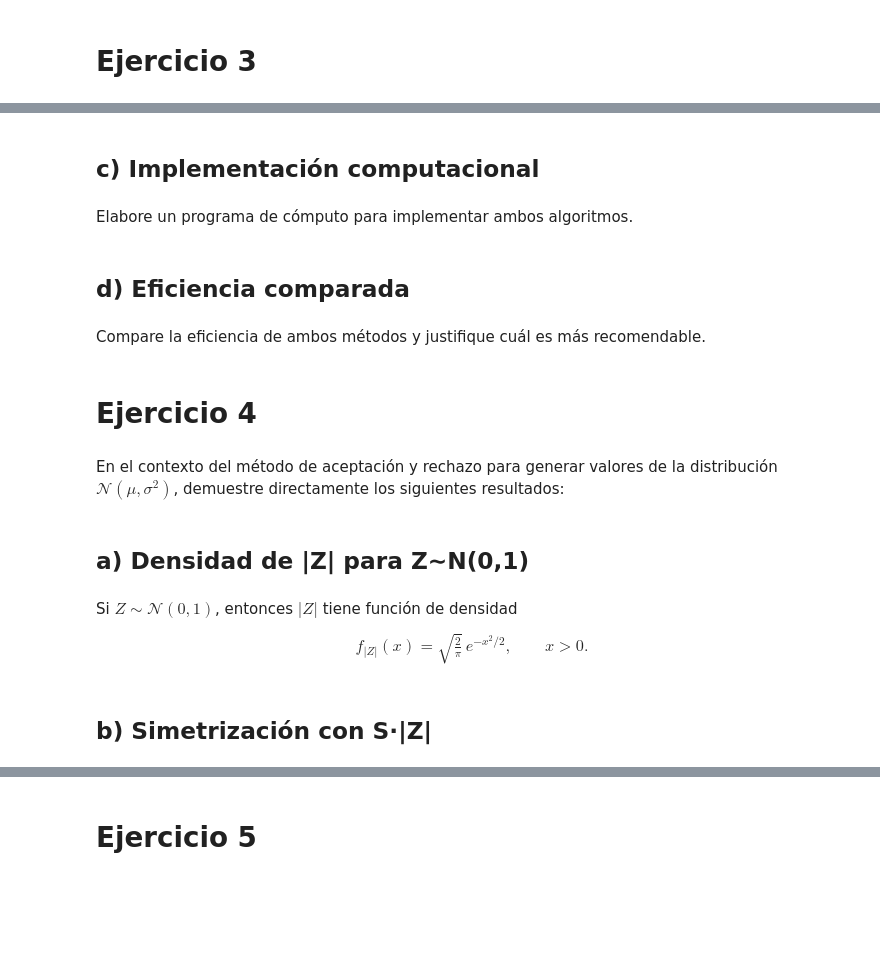
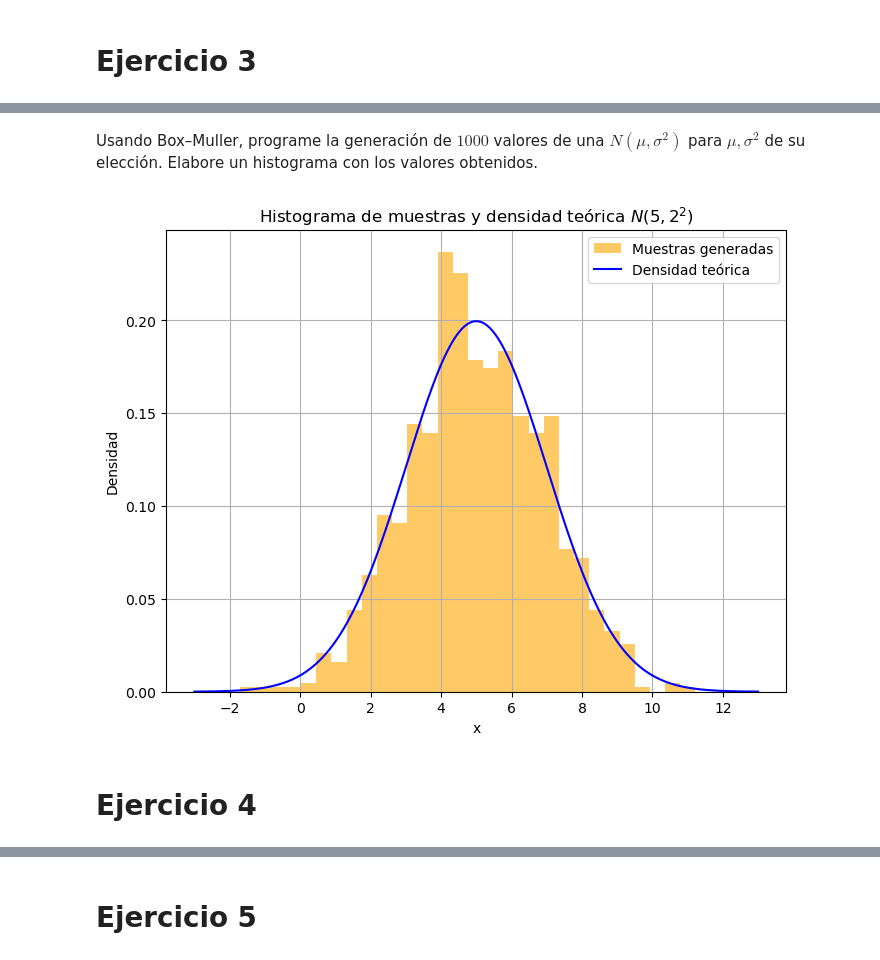
Before and after one commit to heritaco/Simulacion-Estocastica, a Jupyter notebook: Section Template copy/actividad/notebook.ipynb, the cells around one changed output, grey strips where cells are left out. Drawn from its saved outputs; the diff is of its cells as text; code cells hidden in the pictures; blank space fills up the shorter version.

```diff
--- a/Section Template copy/actividad/notebook.ipynb
+++ b/Section Template copy/actividad/notebook.ipynb
@@ -88,23 +182,40 @@ Aplique el método de aceptación y rechazo para el mismo caso.
-# %% [markdown]
-## c) Implementación computacional
-# %% [markdown]
-Elabore un programa de cómputo para implementar ambos algoritmos.
-# %% [markdown]
-## d) Eficiencia comparada
-# %% [markdown]
-Compare la eficiencia de ambos métodos y justifique cuál es más
-recomendable.
+# %% [markdown]
+Usando Box–Muller, programe la generación de $1000$ valores de una $N(\mu,\sigma^2)$ para $\mu,\sigma^2$ de su elección. Elabore un histograma con los valores obtenidos.
+# %%
+mu = 5  # Media
+sigma = 2  # Desviación estándar
+
+# Generar 1000 valores usando el método de Box-Muller
+n = 1000
+u1 = np.random.uniform(0, 1, n // 2)
+u2 = np.random.uniform(0, 1, n // 2)
+
+z1 = np.sqrt(-2 * np.log(u1)) * np.cos(2 * np.pi * u2)
+z2 = np.sqrt(-2 * np.log(u1)) * np.sin(2 * np.pi * u2)
+
+# Transformar a N(mu, sigma^2)
+x1 = mu + sigma * z1
+x2 = mu + sigma * z2
+
+# Combinar los valores generados
+samples = np.concatenate([x1, x2])
+
+# Crear el histograma
+plt.figure(figsize=(8, 6))
+plt.hist(samples, bins=30, density=True, alpha=0.6, color="orange", label="Muestras generadas")
+
+# Superponer la densidad teórica
+x_vals = np.linspace(mu - 4 * sigma, mu + 4 * sigma, 500)
+y_vals = (1 / (np.sqrt(2 * np.pi) * sigma)) * np.exp(-0.5 * (x_vals - mu) / sigma) ** 2
+plt.plot(x_vals, y_vals, color="blue", label="Densidad teórica")
+
+plt.title(f"Histograma de muestras y densidad teórica $N({mu}, {sigma}^2)$")
+plt.xlabel("x")
+plt.ylabel("Densidad")
+plt.legend()
+plt.grid()
+plt.show()
+# %% [output]
+[figure, added]
 # %% [markdown]
 # Ejercicio 4
-# %% [markdown]
-En el contexto del método de aceptación y rechazo para generar valores de la distribución $\mathcal{N}(\mu, \sigma^{2})$, demuestre directamente los siguientes resultados:
-# %% [markdown]
-## a) Densidad de |Z| para Z∼N(0,1)
-# %% [markdown]
-Si $Z \sim \mathcal{N}(0,1)$, entonces $|Z|$ tiene función de densidad
-
-$$
-f_{|Z|}(x) = \sqrt{\tfrac{2}{\pi}}\, e^{-x^{2}/2}, \qquad x > 0.
-$$
-# %% [markdown]
-## b) Simetrización con S·|Z|
```
Also changed, not shown: parts of 107 cells of this notebook, 14 other files.
